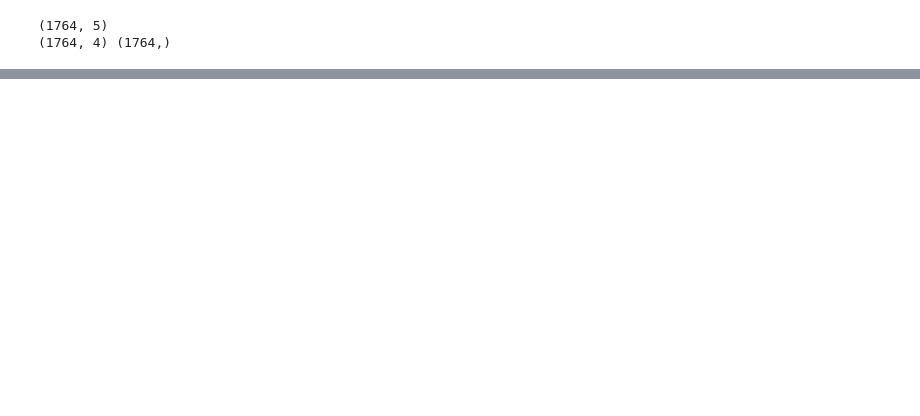
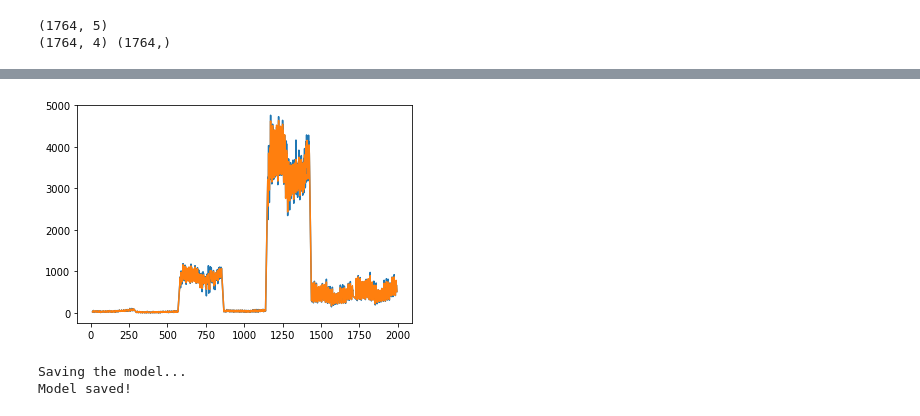
Before and after one commit to Priya15073/Monthly-Traffic-Accidents-in-Munich, a Jupyter notebook: Mission_1.ipynb, the cells around one changed output, grey strips where cells are left out. Saved outputs shown, nothing was run; the diff lists cells and outputs as text; code cells hidden in the pictures; blank space fills up the shorter version.

```diff
--- a/Mission_1.ipynb
+++ b/Mission_1.ipynb
@@ -183,0 +225,21 @@ print(X.shape,Y.shape)
+# %%
+#Random Forest
+from sklearn.ensemble import RandomForestRegressor
+model_rf=RandomForestRegressor()
+model_rf.fit(X,Y)
+pred_rf=model_rf.predict(X)
+plt.plot(df.index,Y)
+plt.plot(df.index,pred_rf)
+plt.show()
+# %% [output]
+[figure, added]
+# %%
+import pickle
+#Saving the model
+print("Saving the model...")
+with open("Model_RF.pkl","wb") as f:
+    pickle.dump(model_rf,f)
+print("Model saved!")
+# %% [output]
+Saving the model...
+Model saved!
```
Also changed, not shown: parts of 6 cells of this notebook, 1 other file.
